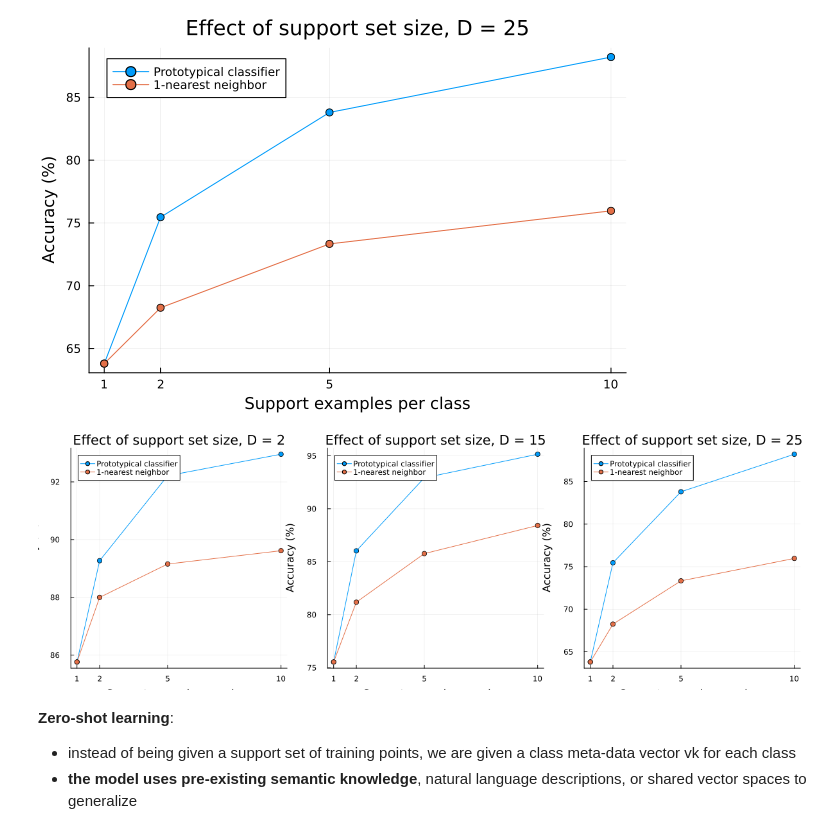
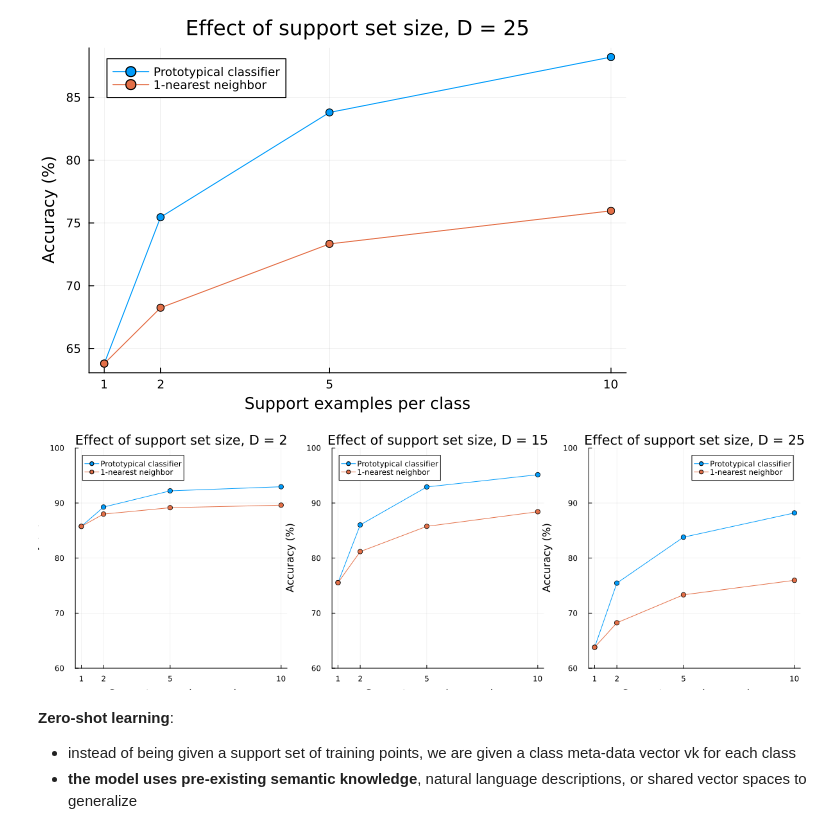
Before and after one commit to koncsard-eszter/few_shot_learning_prototypization, a Jupyter notebook: few_shot_learning_prototypization.ipynb, the cells around one changed output. Cells and saved outputs as stored; diff of their text form; code cells hidden in the pictures.

```diff
--- a/few_shot_learning_prototypization.ipynb
+++ b/few_shot_learning_prototypization.ipynb
@@ -320,7 +326,7 @@ p_2 = plot(
     xlabel="Support examples per class",
     ylabel="Accuracy (%)",
     title="Effect of support set size, D = 2",
-    xticks=shot_values
+    xticks=shot_values,
 )
 
 p_2 = plot!(
@@ -328,7 +334,7 @@ p_2 = plot!(
     shot_values,
     100 .* knn_accuracies_nshot_d_2,
     marker=:circle,
-    label="1-nearest neighbor"
+    label="1-nearest neighbor",
 )
 # %% [output]
 [figure]
@@ -365,14 +371,14 @@ p_15 = plot(
     xlabel="Support examples per class",
     ylabel="Accuracy (%)",
     title="Effect of support set size, D = 15",
-    xticks=shot_values
+    xticks=shot_values,
 )
 
 p_15 = plot!(p_15,
     shot_values,
     100 .* knn_accuracies_nshot_d_15,
     marker=:circle,
-    label="1-nearest neighbor"
+    label="1-nearest neighbor",
 )
 # %% [output]
 [figure]
@@ -415,14 +421,15 @@ p_25 = plot!(
     shot_values,
     100 .* knn_accuracies_nshot_d_25,
     marker=:circle,
-    label="1-nearest neighbor"
+    label="1-nearest neighbor",
+
 )
 # %% [output]
 [figure]
 # %%
-plot(p_2, p_15, p_25, layout=(1, 3), size=(1200, 400))
+plot(p_2, p_15, p_25, layout=(1, 3), size=(1200, 400), ylims = (60, 100))
 # %% [output]
-[figure, old version]
+[figure, new version]
 # %% [markdown]
 **Zero-shot learning**:
 - instead of being given a support set of training points, we are given a class meta-data vector vk for each class
```
Also changed, not shown: parts of 1 cell of this notebook.
